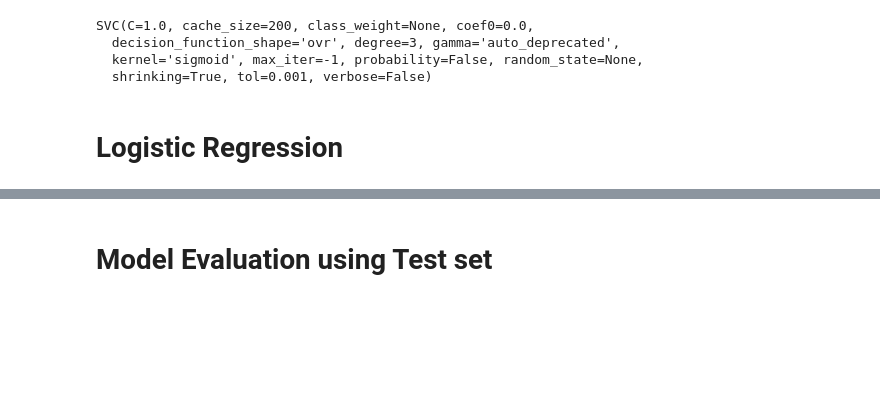
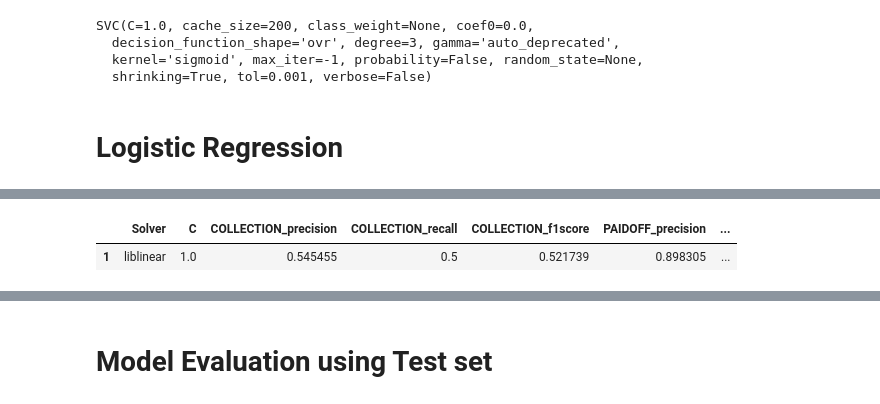
Before and after one commit to rcmtavares/coursera-capstone-project, a Jupyter notebook: ML0101EN final project.ipynb, the cells around one changed output, grey strips where cells are left out. Drawn from its saved outputs; the diff is of its cells as text; code cells hidden in the pictures; blank space fills up the shorter version.

```diff
--- a/ML0101EN final project.ipynb
+++ b/ML0101EN final project.ipynb
@@ -730,0 +788,7 @@ SVC(C=1.0, cache_size=200, class_weight=None, coef0=0.0,
+# %%
+# Find the best model among all tested, for this dataset
+best_lr_result = results_lr[results_lr.weighted_f1score==max(results_lr.weighted_f1score)]
+best_lr_result
+# %% [output]
+|  | Solver | C | COLLECTION_precision | COLLECTION_recall | COLLECTION_f1score | PAIDOFF_precision | ... |
+| 1 | liblinear | 1.0 | 0.545455 | 0.5 | 0.521739 | 0.898305 | ... |
```
Also changed, not shown: parts of 6 cells of this notebook.
